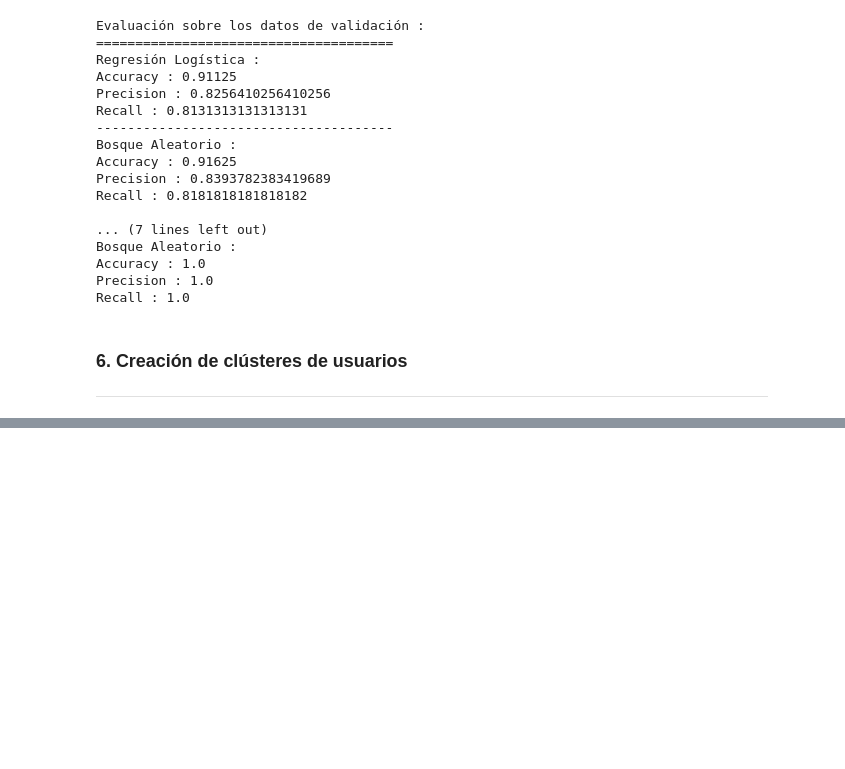
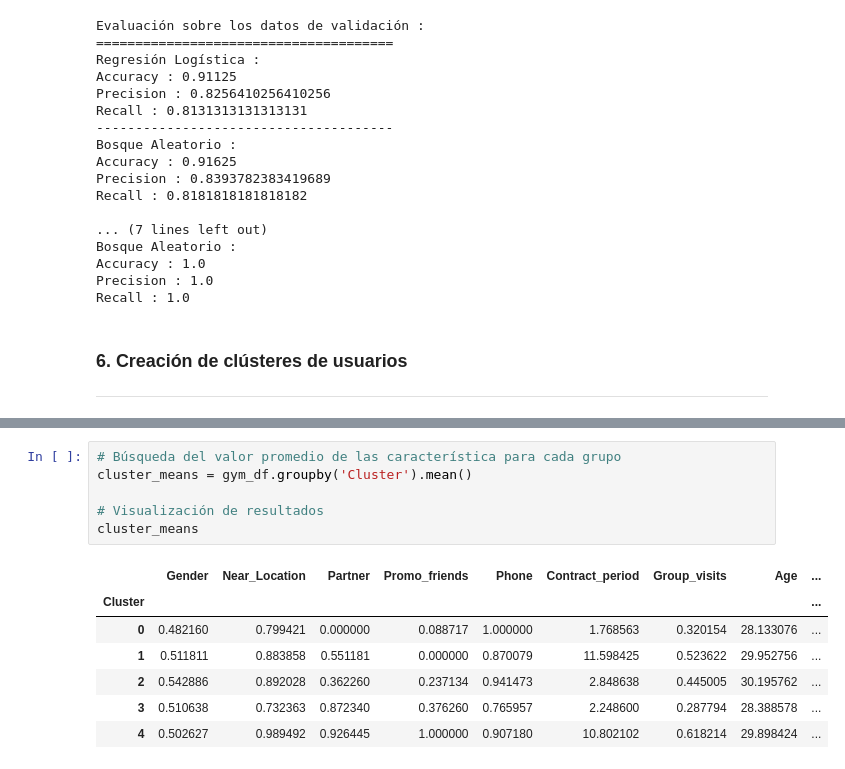
Before and after one commit to CECILIAM14/PROYECTO-13, a Jupyter notebook: PROYECTO 13/Notebook.ipynb, the cells around one changed output, grey strips where cells are left out. Saved outputs shown, nothing was run; the diff lists cells and outputs as text; blank space fills up the shorter version.

```diff
--- a/PROYECTO 13/Notebook.ipynb
+++ b/PROYECTO 13/Notebook.ipynb
@@ -447,0 +453,14 @@ gym_df[['Churn', 'Cluster']].sample(10)
+# %%
+# Búsqueda del valor promedio de las característica para cada grupo
+cluster_means = gym_df.groupby('Cluster').mean()
+
+# Visualización de resultados
+cluster_means
+# %% [output]
+|  | Gender | Near_Location | Partner | Promo_friends | Phone | Contract_period | Group_visits | Age | ... |
+| Cluster |  |  |  |  |  |  |  |  | ... |
+| 0 | 0.482160 | 0.799421 | 0.000000 | 0.088717 | 1.000000 | 1.768563 | 0.320154 | 28.133076 | ... |
+| 1 | 0.511811 | 0.883858 | 0.551181 | 0.000000 | 0.870079 | 11.598425 | 0.523622 | 29.952756 | ... |
+| 2 | 0.542886 | 0.892028 | 0.362260 | 0.237134 | 0.941473 | 2.848638 | 0.445005 | 30.195762 | ... |
+| 3 | 0.510638 | 0.732363 | 0.872340 | 0.376260 | 0.765957 | 2.248600 | 0.287794 | 28.388578 | ... |
+| 4 | 0.502627 | 0.989492 | 0.926445 | 1.000000 | 0.907180 | 10.802102 | 0.618214 | 29.898424 | ... |
```
Also changed, not shown: parts of 9 cells of this notebook.
